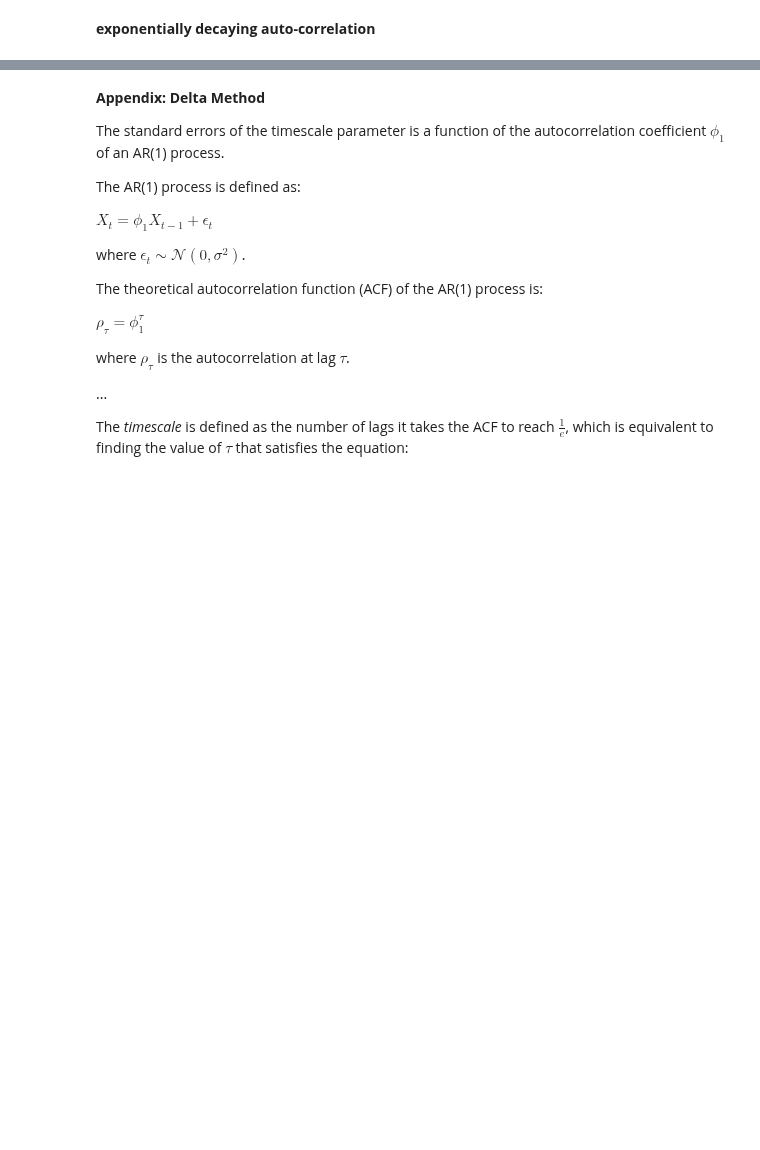
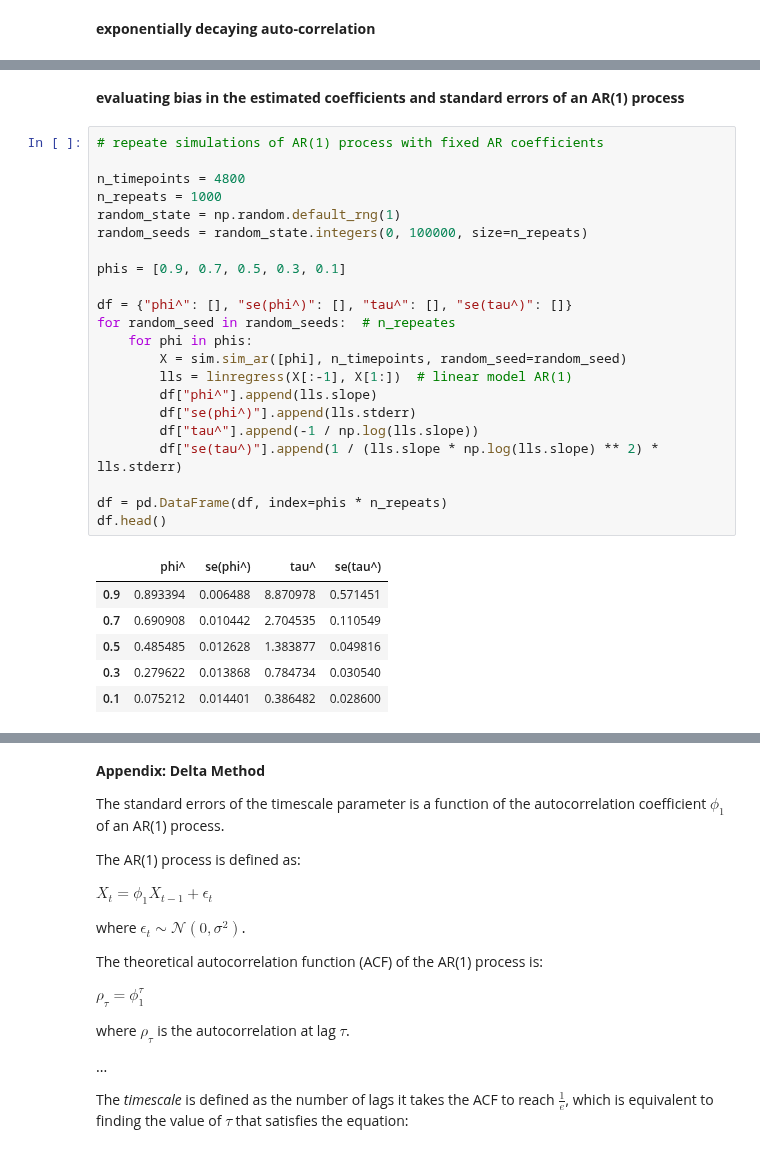
Before and after one commit to griegner/fmri-timescales, a Jupyter notebook: examples/00-simulation-example.ipynb, the cells around one changed output, grey strips where cells are left out. Drawn from its saved outputs; the diff is of its cells as text; blank space fills up the shorter version.

```diff
--- a/examples/00-simulation-example.ipynb
+++ b/examples/00-simulation-example.ipynb
@@ -168,0 +168,31 @@ ax[1].legend()
+# %% [markdown]
+**evaluating bias in the estimated coefficients and standard errors of an AR(1) process**
+# %%
+# repeate simulations of AR(1) process with fixed AR coefficients
+
+n_timepoints = 4800
+n_repeats = 1000
+random_state = np.random.default_rng(1)
+random_seeds = random_state.integers(0, 100000, size=n_repeats)
+
+phis = [0.9, 0.7, 0.5, 0.3, 0.1]
+
+df = {"phi^": [], "se(phi^)": [], "tau^": [], "se(tau^)": []}
+for random_seed in random_seeds:  # n_repeates
+    for phi in phis:
+        X = sim.sim_ar([phi], n_timepoints, random_seed=random_seed)
+        lls = linregress(X[:-1], X[1:])  # linear model AR(1)
+        df["phi^"].append(lls.slope)
+        df["se(phi^)"].append(lls.stderr)
+        df["tau^"].append(-1 / np.log(lls.slope))
+        df["se(tau^)"].append(1 / (lls.slope * np.log(lls.slope) ** 2) * lls.stderr)
+
+df = pd.DataFrame(df, index=phis * n_repeats)
+df.head()
+# %% [output]
+|  | phi^ | se(phi^) | tau^ | se(tau^) |
+| 0.9 | 0.893394 | 0.006488 | 8.870978 | 0.571451 |
+| 0.7 | 0.690908 | 0.010442 | 2.704535 | 0.110549 |
+| 0.5 | 0.485485 | 0.012628 | 1.383877 | 0.049816 |
+| 0.3 | 0.279622 | 0.013868 | 0.784734 | 0.030540 |
+| 0.1 | 0.075212 | 0.014401 | 0.386482 | 0.028600 |
```
Also changed, not shown: parts of 7 cells of this notebook.
